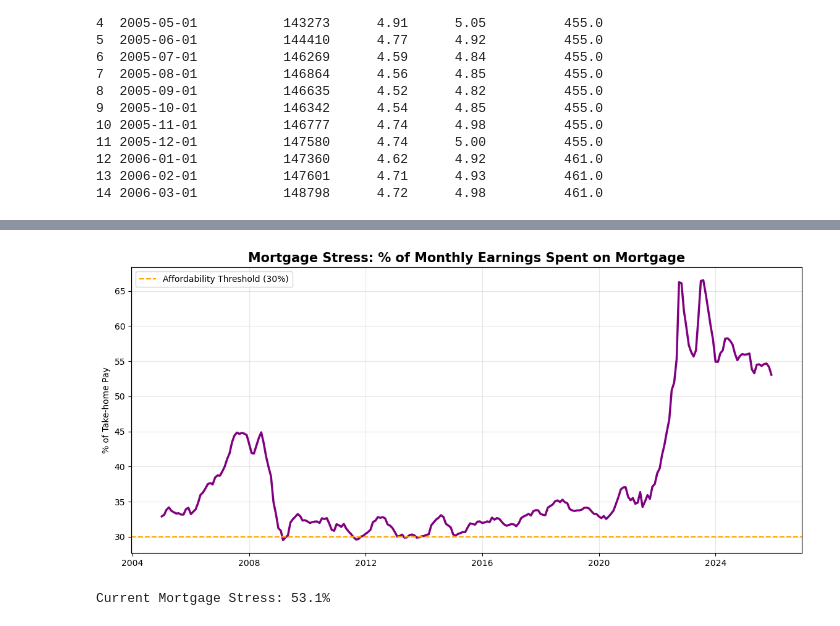
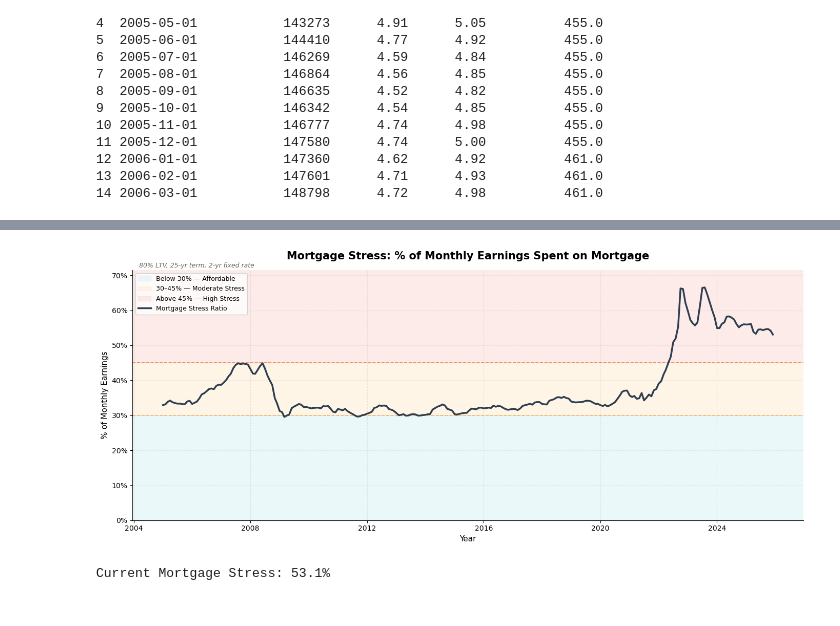
Before and after one commit to Nalyan-Beytula/Data-Science, a Jupyter notebook: UK_Housing_Prices_Mortgage_Affordability.ipynb, the cells around one changed output, grey strips where cells are left out. Drawn from its saved outputs; the diff is of its cells as text; code cells hidden in the pictures.

```diff
--- a/UK_Housing_Prices_Mortgage_Affordability.ipynb
+++ b/UK_Housing_Prices_Mortgage_Affordability.ipynb
@@ -111,7 +115,11 @@ This section consolidates the three independent time-series into a single relati
 data_folder = 'data'
 hp_raw = pd.read_csv(os.path.join(data_folder, 'ukhpi-united-kingdom-from-2005-01-01-to-2025-12-01.csv'))
 mr_raw = pd.read_csv(os.path.join(data_folder, 'Bank of England  Database.csv'))
-em_raw = pd.read_csv(os.path.join(data_folder, 'emp.csv'), skiprows=6)
+
+# Read true headers from row 0, then reload with skiprows=6
+em_headers = pd.read_csv(os.path.join(data_folder, 'emp.csv'), nrows=1).columns.tolist()
+em_raw     = pd.read_csv(os.path.join(data_folder, 'emp.csv'), skiprows=6)
+em_raw.columns = em_headers
 
 # 2. Cleaning & Renaming
 # House Price Data
@@ -128,9 +136,10 @@ mr_clean = mr_raw.rename(columns={
 })[['date', 'rate_2yr', 'rate_5yr']]
 
 # Employment Data
+earnings_col = [c for c in em_raw.columns if 'Real Terms Level' in str(c) and 'Regular Pay' in str(c)]
 em_clean = em_raw.rename(columns={
     em_raw.columns[0]: 'date',
-    em_raw.columns[4]: 'real_earnings'
+    earnings_col[0]: 'real_earnings'
 })[['date', 'real_earnings']]
 
 # 3. Standartize Data
@@ -245,32 +353,56 @@ Current Ratio: 10.50x
 # %%
 # 1. Mortgage Payment Formula
-P = master_data['avg_house_price'] * 0.8  # Principal (Loan amount) - 20% deposit, 80% of the house price
-r = (master_data['rate_2yr'] / 100) / 12  # Monthly interest rate
-n = 25 * 12                               # Number of months (25 years) - 25-year mortgage term
+P = master_data['avg_house_price'] * 0.8
+r = (master_data['rate_2yr'] / 100) / 12
+n = 25 * 12
 
-# Monthly Payment Formula
 master_data['monthly_mortgage'] = P * (r * (1 + r)**n) / ((1 + r)**n - 1)
 
 # 2. Monthly Earnings
-master_data['monthly_earnings'] = master_data['real_earnings'] * 4.33  # Weekly * 4.33 weeks per month (52weeks / 12 months = 4.333...)
+master_data['monthly_earnings'] = master_data['real_earnings'] * 4.33
 
 # 3. Mortgage-to-Income Ratio (%)
 master_data['mortgage_stress_ratio'] = (master_data['monthly_mortgage'] / master_data['monthly_earnings']) * 100
 
-# 4. Plot the "Mortgage Stress" over time
-plt.figure(figsize=(14, 6))
-plt.plot(master_data['date'], master_data['mortgage_stress_ratio'], color='purple', linewidth=2.5)
+# 4. Plot
+fig, ax = plt.subplots(figsize=(14, 6))
+fig.patch.set_facecolor('white')
+ax.set_facecolor('white')
 
-# Benchmark line (30% is the limit for 'affordability')
-plt.axhline(30, color='orange', linestyle='--', label='Affordability Threshold (30%)')
+# Zone shading
+ax.axhspan(0,  30, color='#d4f1f4', alpha=0.45, zorder=0, label='Below 30% — Affordable')
+ax.axhspan(30, 45, color='#fde9c9', alpha=0.45, zorder=0, label='30–45% — Moderate Stress')
+ax.axhspan(45, 90, color='#fad4cc', alpha=0.45, zorder=0, label='Above 45% — High Stress')
 
-plt.title('Mortgage Stress: % of Monthly Earnings Spent on Mortgage', fontsize=15, fontweight='bold')
-plt.ylabel('% of Take-home Pay')
-plt.legend()
-plt.grid(True, alpha=0.3)
+# Zone threshold lines
+ax.axhline(30, color='#F4A24B', linestyle='--', linewidth=1.2, alpha=0.7, zorder=2)
+ax.axhline(45, color='#E05A2B', linestyle='--', linewidth=1.2, alpha=0.7, zorder=2)
+
+# Main line
+ax.plot(master_data['date'], master_data['mortgage_stress_ratio'],
+        color='#2c3e50', linewidth=2.5, zorder=3, label='Mortgage Stress Ratio')
+
+# Styling
+ax.set_title('Mortgage Stress: % of Monthly Earnings Spent on Mortgage',
+             fontsize=15, fontweight='bold', pad=15)
+ax.set_ylabel('% of Monthly Earnings', fontsize=11)
+ax.set_xlabel('Year', fontsize=11)
+ax.yaxis.set_major_formatter(plt.FuncFormatter(lambda x, _: f'{x:.0f}%'))
+ax.set_ylim(0, max(master_data['mortgage_stress_ratio'].max() + 5, 70))
+ax.grid(axis='y', alpha=0.2, zorder=1)
+
+for spine in ['top', 'right']:
+    ax.spines[spine].set_visible(False)
+
+ax.annotate('80% LTV, 25-yr term, 2-yr fixed rate',
+            xy=(0.01, 1.01), xycoords='axes fraction',
+            fontsize=9, color='#666', style='italic')
+
+ax.legend(loc='upper left', frameon=True, fontsize=9)
+plt.tight_layout()
 plt.show()
 
 print(f"Current Mortgage Stress: {master_data['mortgage_stress_ratio'].iloc[-1]:.1f}%")
 # %% [output]
-[figure, old version]
+[figure, new version]
 Current Mortgage Stress: 53.1%
```
Also changed, not shown: parts of 23 cells of this notebook.
